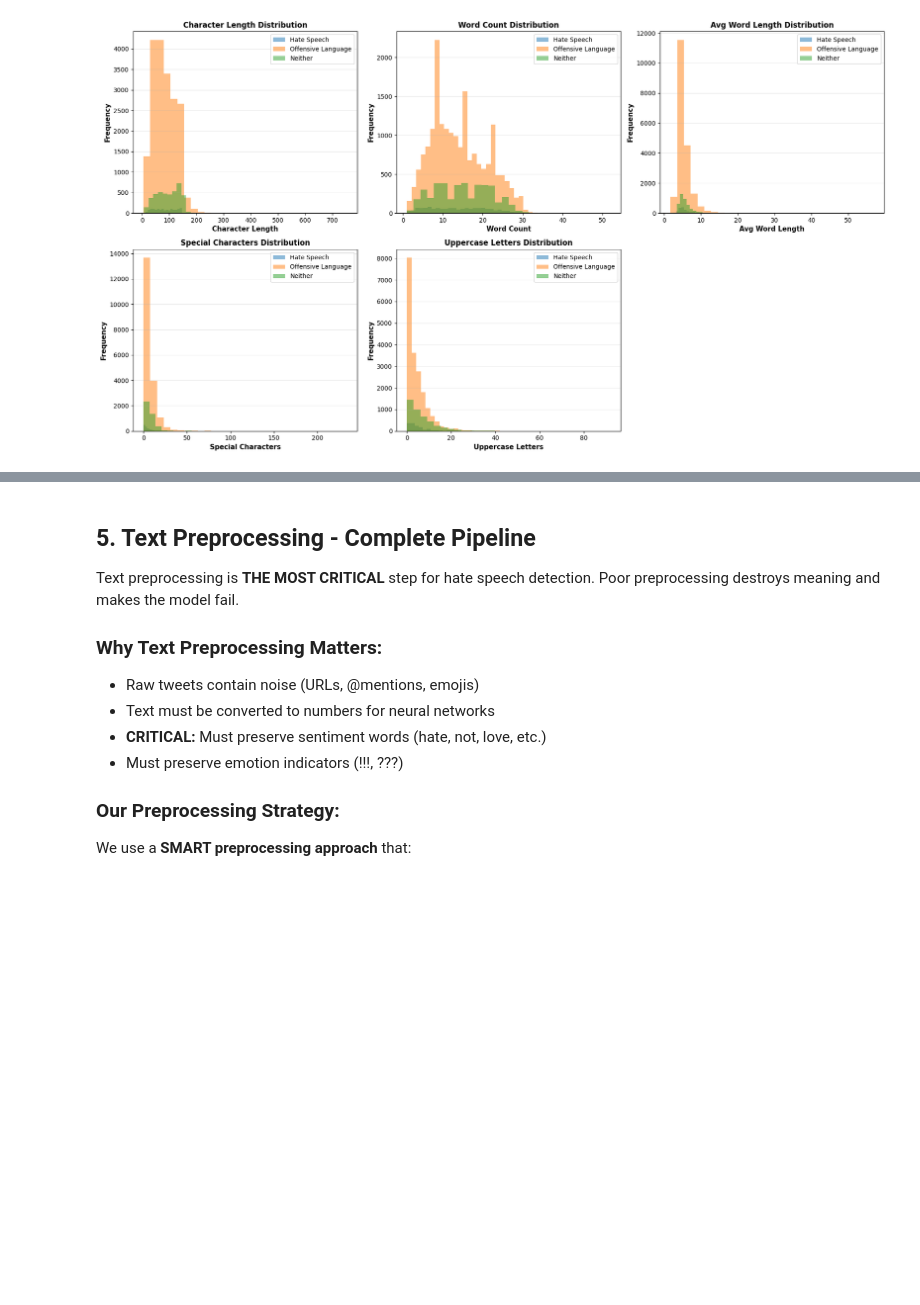
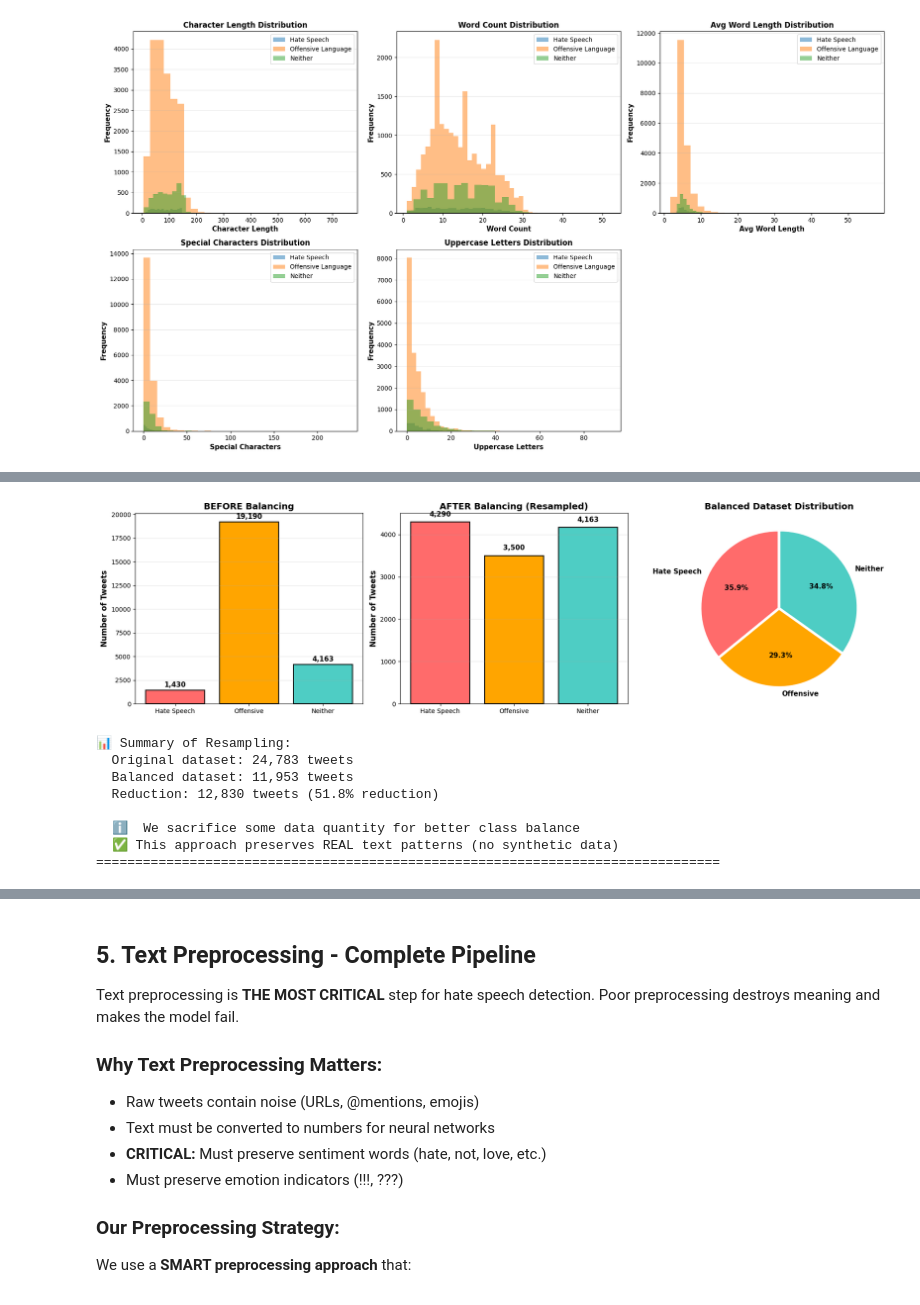
Before and after one commit to Monica-hany/Hate_Speech_Detection_DL, a Jupyter notebook: Deep_Learning_Project.ipynb, the cells around one changed output, grey strips where cells are left out. Drawn from its saved outputs; the diff is of its cells as text; code cells hidden in the pictures; blank space fills up the shorter version.

Commit message:
Updated preprocessing by Sampling the dataset to fix imbalance

```diff
--- a/Deep_Learning_Project.ipynb
+++ b/Deep_Learning_Project.ipynb
@@ -972,0 +1101,63 @@ We will use class weights during training to handle this.
+# %%
+# ============================================================
+# STEP 3: VISUALIZE THE BALANCED DATASET
+# ============================================================
+import matplotlib.pyplot as plt
+
+fig, axes = plt.subplots(1, 3, figsize=(18, 5))
+
+# Colors for consistency
+colors = ['#FF6B6B', '#FFA500', '#4ECDC4']
+class_names = ['Hate Speech', 'Offensive', 'Neither']
+
+# ---- Plot 1: BEFORE Balancing ----
+before_counts = [len(class_0), len(class_1), len(class_2)]
+bars1 = axes[0].bar(class_names, before_counts, color=colors, edgecolor='black', linewidth=1.5)
+axes[0].set_title('BEFORE Balancing', fontsize=14, fontweight='bold')
+axes[0].set_ylabel('Number of Tweets', fontsize=12, fontweight='bold')
+axes[0].grid(axis='y', alpha=0.3)
+for bar, count in zip(bars1, before_counts):
+    axes[0].text(bar.get_x() + bar.get_width()/2., bar.get_height() + 200,
+                f'{count:,}', ha='center', va='bottom', fontweight='bold', fontsize=11)
+
+# ---- Plot 2: AFTER Balancing ----
+after_counts = [len(class_0_upsampled), len(class_1_downsampled), len(class_2)]
+bars2 = axes[1].bar(class_names, after_counts, color=colors, edgecolor='black', linewidth=1.5)
+axes[1].set_title('AFTER Balancing (Resampled)', fontsize=14, fontweight='bold')
+axes[1].set_ylabel('Number of Tweets', fontsize=12, fontweight='bold')
+axes[1].grid(axis='y', alpha=0.3)
+for bar, count in zip(bars2, after_counts):
+    axes[1].text(bar.get_x() + bar.get_width()/2., bar.get_height() + 100,
+                f'{count:,}', ha='center', va='bottom', fontweight='bold', fontsize=11)
+
+# ---- Plot 3: Pie Chart of Balanced Data ----
+balanced_counts = df_balanced['class'].value_counts().sort_index()
+wedges, texts, autotexts = axes[2].pie(balanced_counts.values,
+                                        labels=class_names,
+                                        autopct='%1.1f%%',
+                                        colors=colors,
+                                        startangle=90,
+                                        explode=(0.02, 0.02, 0.02),
+                                        textprops={'fontsize': 11, 'fontweight': 'bold'})
+axes[2].set_title('Balanced Dataset Distribution', fontsize=14, fontweight='bold')
+
+plt.tight_layout()
+plt.show()
+
+print("\n📊 Summary of Resampling:")
+print(f"  Original dataset: {len(df):,} tweets")
+print(f"  Balanced dataset: {len(df_balanced):,} tweets")
+print(f"  Reduction: {len(df) - len(df_balanced):,} tweets ({(len(df) - len(df_balanced))/len(df)*100:.1f}% reduction)")
+print("\n  ℹ️  We sacrifice some data quantity for better class balance")
+print("  ✅ This approach preserves REAL text patterns (no synthetic data)")
+print("="*80)
+# %% [output]
+[figure, added]
+📊 Summary of Resampling:
+  Original dataset: 24,783 tweets
+  Balanced dataset: 11,953 tweets
+  Reduction: 12,830 tweets (51.8% reduction)
+
+  ℹ️  We sacrifice some data quantity for better class balance
+  ✅ This approach preserves REAL text patterns (no synthetic data)
+================================================================================
```
Also changed, not shown: parts of 18 cells of this notebook.
